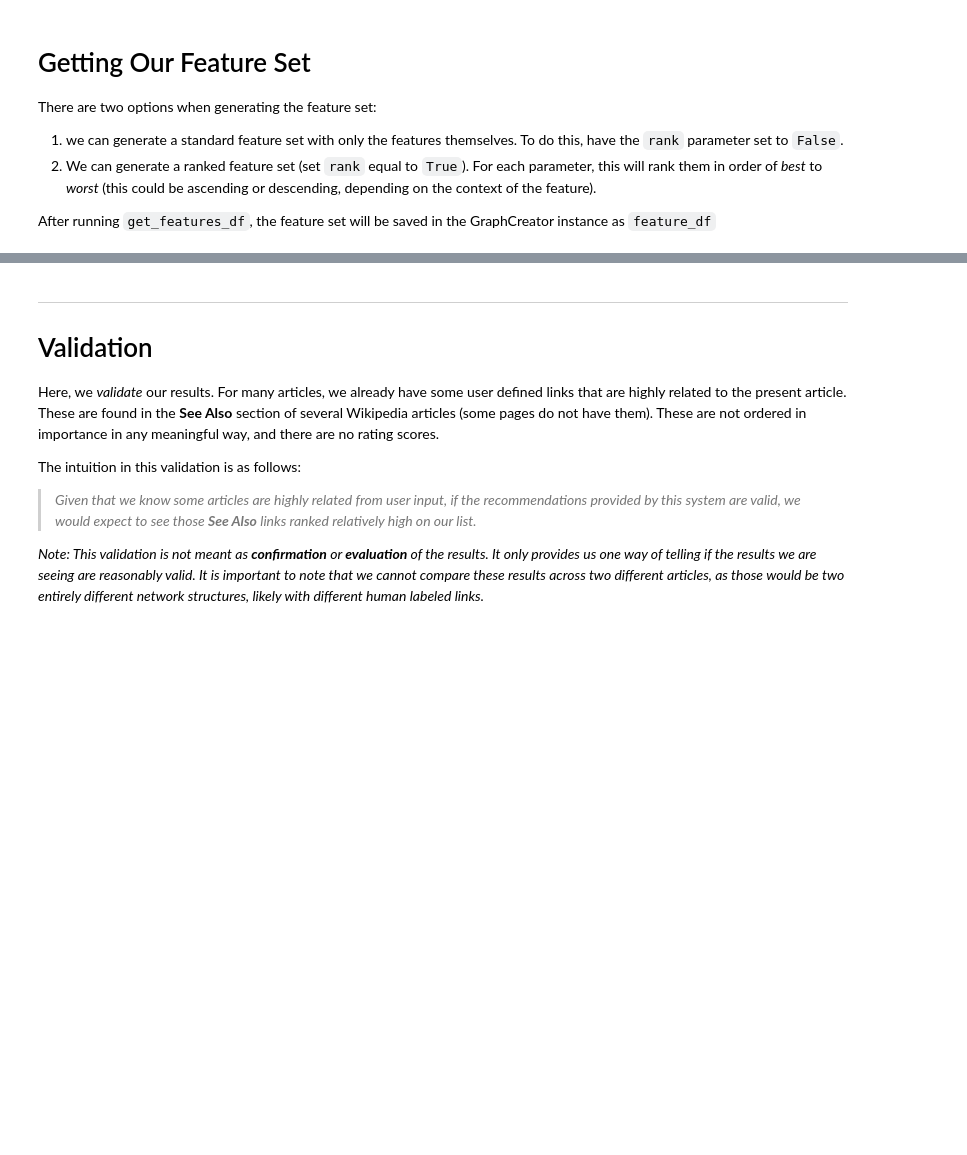
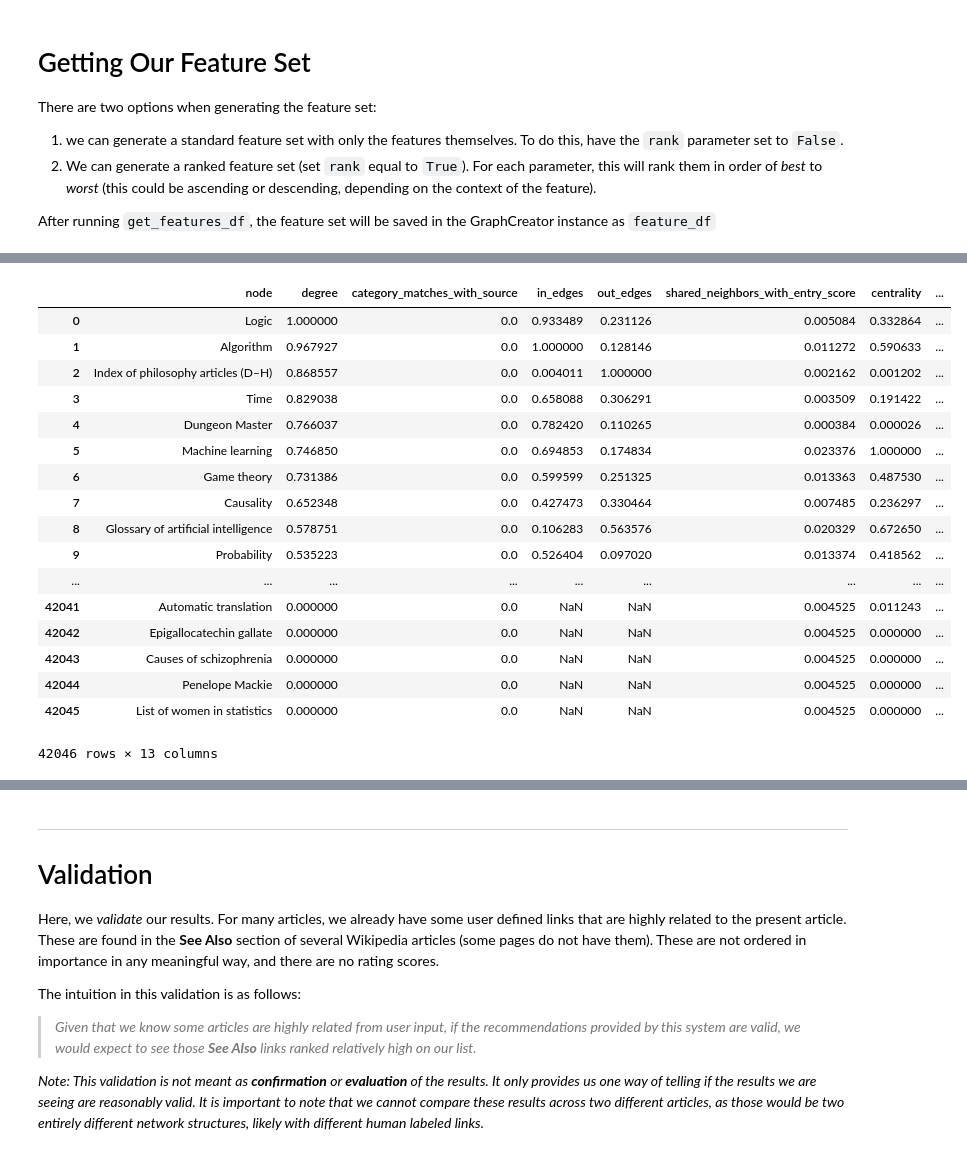
Before and after one commit to QED0711/wiki_learn, a Jupyter notebook: data-retrieval/graph_api/GraphCreator.ipynb, the cells around one changed output, grey strips where cells are left out. Saved outputs shown, nothing was run; the diff lists cells and outputs as text; code cells hidden in the pictures; blank space fills up the shorter version.

```diff
--- a/data-retrieval/graph_api/GraphCreator.ipynb
+++ b/data-retrieval/graph_api/GraphCreator.ipynb
@@ -84 +93,22 @@ features_df.sort_values("degree", ascending=False)
+# %%
+gc.scale_features_df(scaler=MinMaxScaler, copy=False)
+# %% [output]
+|  | node | degree | category_matches_with_source | in_edges | out_edges | shared_neighbors_with_entry_score | centrality | ... |
+| 0 | Logic | 1.000000 | 0.0 | 0.933489 | 0.231126 | 0.005084 | 0.332864 | ... |
+| 1 | Algorithm | 0.967927 | 0.0 | 1.000000 | 0.128146 | 0.011272 | 0.590633 | ... |
+| 2 | Index of philosophy articles (D–H) | 0.868557 | 0.0 | 0.004011 | 1.000000 | 0.002162 | 0.001202 | ... |
+| 3 | Time | 0.829038 | 0.0 | 0.658088 | 0.306291 | 0.003509 | 0.191422 | ... |
+| 4 | Dungeon Master | 0.766037 | 0.0 | 0.782420 | 0.110265 | 0.000384 | 0.000026 | ... |
+| 5 | Machine learning | 0.746850 | 0.0 | 0.694853 | 0.174834 | 0.023376 | 1.000000 | ... |
+| 6 | Game theory | 0.731386 | 0.0 | 0.599599 | 0.251325 | 0.013363 | 0.487530 | ... |
+| 7 | Causality | 0.652348 | 0.0 | 0.427473 | 0.330464 | 0.007485 | 0.236297 | ... |
+| 8 | Glossary of artificial intelligence | 0.578751 | 0.0 | 0.106283 | 0.563576 | 0.020329 | 0.672650 | ... |
+| 9 | Probability | 0.535223 | 0.0 | 0.526404 | 0.097020 | 0.013374 | 0.418562 | ... |
+| ... | ... | ... | ... | ... | ... | ... | ... | ... |
+| 42041 | Automatic translation | 0.000000 | 0.0 | NaN | NaN | 0.004525 | 0.011243 | ... |
+| 42042 | Epigallocatechin gallate | 0.000000 | 0.0 | NaN | NaN | 0.004525 | 0.000000 | ... |
+| 42043 | Causes of schizophrenia | 0.000000 | 0.0 | NaN | NaN | 0.004525 | 0.000000 | ... |
+| 42044 | Penelope Mackie | 0.000000 | 0.0 | NaN | NaN | 0.004525 | 0.000000 | ... |
+| 42045 | List of women in statistics | 0.000000 | 0.0 | NaN | NaN | 0.004525 | 0.000000 | ... |
+42046 rows × 13 columns
 # %% [markdown]
```
Also changed, not shown: parts of 7 cells of this notebook, 1 other file.
